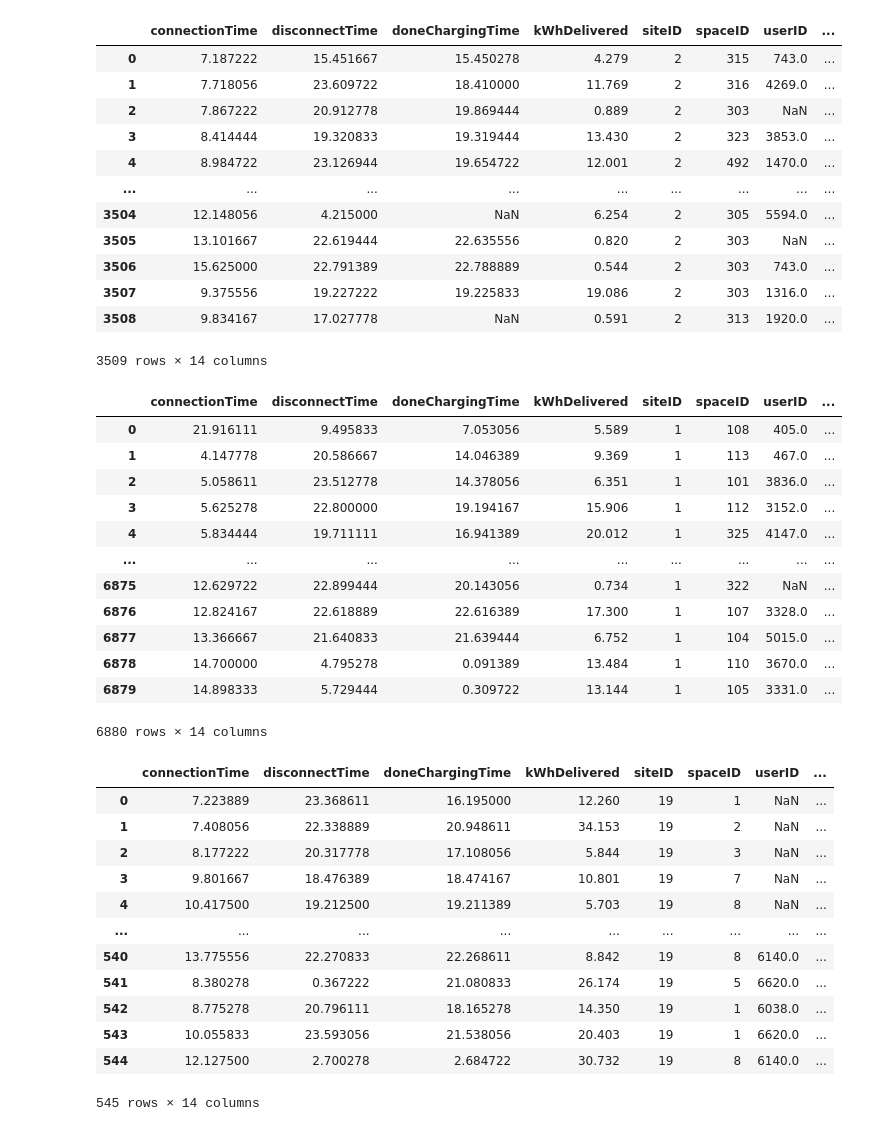
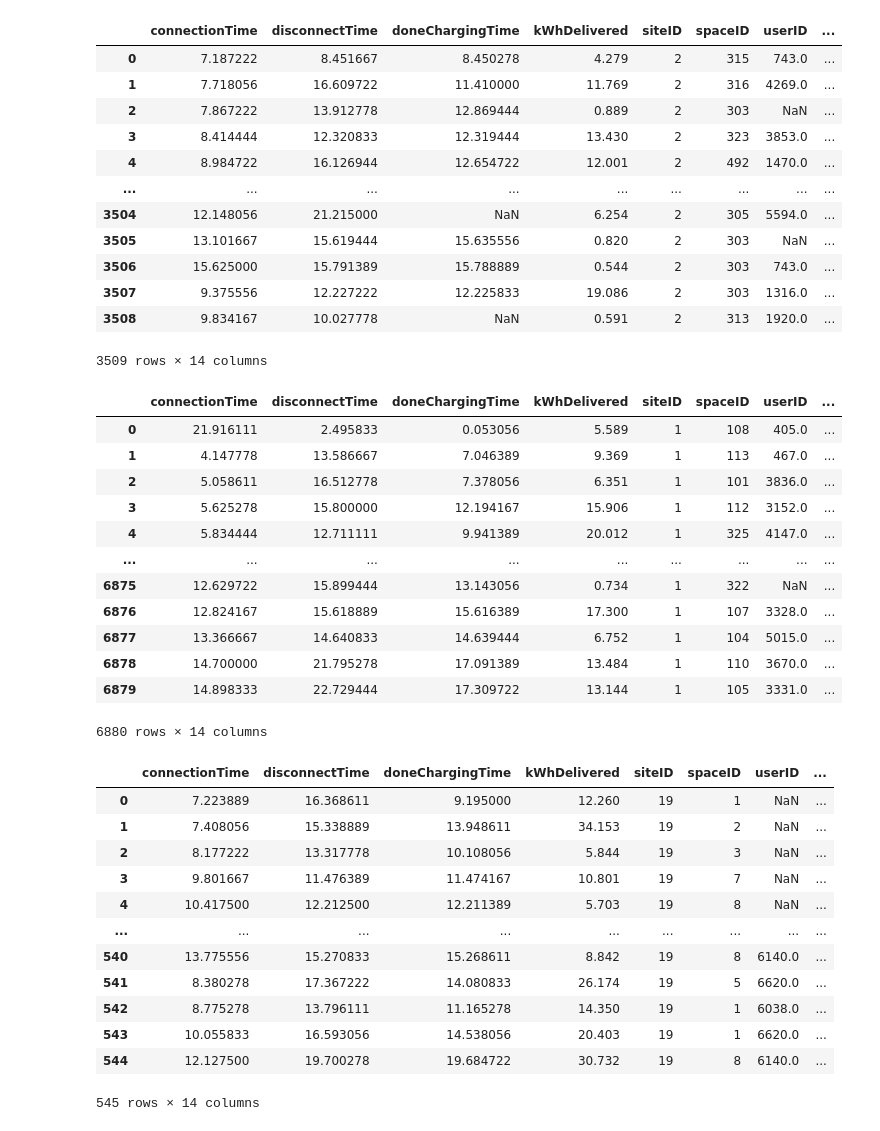
Before and after one commit to ThijsD-02/Machine-Learning-AI-Assignment-ME44312, a Jupyter notebook: regression and neural network notebook.ipynb, the cells around one changed output. Drawn from its saved outputs; the diff is of its cells as text; code cells hidden in the pictures.

```diff
--- a/regression and neural network notebook.ipynb
+++ b/regression and neural network notebook.ipynb
@@ -12,7 +12,7 @@ gmt_tz = pytz.timezone("GMT")  # UTC/GMT
 pacific_tz = pytz.timezone("America/Los_Angeles")  # PST/PDT
 
 # Convert relevant datetime columns
-time_columns = ["connectionTime", "userInputs/0/modifiedAt", "userInputs/0/requestedDeparture"]  # Adjust based on your dataset
+time_columns = ["connectionTime", "disconnectTime", "doneChargingTime", "userInputs/0/modifiedAt", "userInputs/0/requestedDeparture"]  # Adjust based on your dataset
 
 for col in time_columns:
     df[col] = pd.to_datetime(df[col], errors="coerce")  # Convert to datetime
@@ -44,17 +44,17 @@ display(df)
 df.to_csv('caltech_clean.csv')
 # %% [output]
 |  | connectionTime | disconnectTime | doneChargingTime | kWhDelivered | siteID | spaceID | userID | ... |
-| 0 | 7.187222 | 15.451667 | 15.450278 | 4.279 | 2 | 315 | 743.0 | ... |
-| 1 | 7.718056 | 23.609722 | 18.410000 | 11.769 | 2 | 316 | 4269.0 | ... |
-| 2 | 7.867222 | 20.912778 | 19.869444 | 0.889 | 2 | 303 | NaN | ... |
-| 3 | 8.414444 | 19.320833 | 19.319444 | 13.430 | 2 | 323 | 3853.0 | ... |
-| 4 | 8.984722 | 23.126944 | 19.654722 | 12.001 | 2 | 492 | 1470.0 | ... |
+| 0 | 7.187222 | 8.451667 | 8.450278 | 4.279 | 2 | 315 | 743.0 | ... |
+| 1 | 7.718056 | 16.609722 | 11.410000 | 11.769 | 2 | 316 | 4269.0 | ... |
+| 2 | 7.867222 | 13.912778 | 12.869444 | 0.889 | 2 | 303 | NaN | ... |
+| 3 | 8.414444 | 12.320833 | 12.319444 | 13.430 | 2 | 323 | 3853.0 | ... |
+| 4 | 8.984722 | 16.126944 | 12.654722 | 12.001 | 2 | 492 | 1470.0 | ... |
 | ... | ... | ... | ... | ... | ... | ... | ... | ... |
-| 3504 | 12.148056 | 4.215000 | NaN | 6.254 | 2 | 305 | 5594.0 | ... |
-| 3505 | 13.101667 | 22.619444 | 22.635556 | 0.820 | 2 | 303 | NaN | ... |
-| 3506 | 15.625000 | 22.791389 | 22.788889 | 0.544 | 2 | 303 | 743.0 | ... |
-| 3507 | 9.375556 | 19.227222 | 19.225833 | 19.086 | 2 | 303 | 1316.0 | ... |
-| 3508 | 9.834167 | 17.027778 | NaN | 0.591 | 2 | 313 | 1920.0 | ... |
+| 3504 | 12.148056 | 21.215000 | NaN | 6.254 | 2 | 305 | 5594.0 | ... |
+| 3505 | 13.101667 | 15.619444 | 15.635556 | 0.820 | 2 | 303 | NaN | ... |
+| 3506 | 15.625000 | 15.791389 | 15.788889 | 0.544 | 2 | 303 | 743.0 | ... |
+| 3507 | 9.375556 | 12.227222 | 12.225833 | 19.086 | 2 | 303 | 1316.0 | ... |
+| 3508 | 9.834167 | 10.027778 | NaN | 0.591 | 2 | 313 | 1920.0 | ... |
 3509 rows × 14 columns
 # %%
 data = pd.read_csv("Data/acndata_sessions 2019_11 till 2020_5 jpl.csv")
@@ -68,50 +68,50 @@ gmt_tz = pytz.timezone("GMT")  # UTC/GMT
 pacific_tz = pytz.timezone("America/Los_Angeles")  # PST/PDT
 
 # Convert relevant datetime columns
-time_columns = ["connectionTime", "userInputs/0/modifiedAt", "userInputs/0/requestedDeparture"]  # Adjust based on your dataset
+time_columns = ["connectionTime", "disconnectTime", "doneChargingTime", "userInputs/0/modifiedAt", "userInputs/0/requestedDeparture"]  # Adjust based on your dataset
 
 for col in time_columns:
     df[col] = pd.to_datetime(df[col], errors="coerce")  # Convert to datetime
     df[col] = df[col].dt.tz_localize(gmt_tz, ambiguous="NaT", nonexistent="NaT")  # Assign GMT
     df[col] = df[col].dt.tz_convert(pacific_tz)  # Convert to PST/PDT
 
 df['connectionTime'] = pd.to_datetime(df['connectionTime'])
 df['connectionTime'] = df['connectionTime'].dt.hour + df['connectionTime'].dt.minute / 60 + df['connectionTime'].dt.second / 3600
 
 df["userInputs/0/modifiedAt"] = pd.to_datetime(df['userInputs/0/modifiedAt'])
 df["userInputs/0/modifiedAt"] = df['userInputs/0/modifiedAt'].dt.hour + df['userInputs/0/modifiedAt'].dt.minute / 60 + df['userInputs/0/modifiedAt'].dt.second / 3600
 
 df['userInputs/0/requestedDeparture'] = pd.to_datetime(df['userInputs/0/requestedDeparture'])
 df['userInputs/0/requestedDeparture'] = df['userInputs/0/requestedDeparture'].dt.hour + df['userInputs/0/requestedDeparture'].dt.minute / 60 + df['userInputs/0/requestedDeparture'].dt.second / 3600
 
 df['disconnectTime'] = pd.to_datetime(df['disconnectTime'])
 df['disconnectTime'] = df['disconnectTime'].dt.hour + df['disconnectTime'].dt.minute / 60 + df['disconnectTime'].dt.second / 3600
 
 df['doneChargingTime'] = pd.to_datetime(df['doneChargingTime'])
 df['doneChargingTime'] = df['doneChargingTime'].dt.hour + df['doneChargingTime'].dt.minute / 60 + df['doneChargingTime'].dt.second / 3600
 
 df['userInputs/0/paymentRequired'] = df['userInputs/0/paymentRequired'].replace({True: 1, False: 0})
 
 df['spaceID'] = df['spaceID'].str.replace('AG-', '')
 df['spaceID'] = df['spaceID'].str.replace('F', '')
 
 df = df.apply(pd.to_numeric, errors='coerce')
 display(df)
 
 df.to_csv('jpl_clean.csv')
 # %% [output]
 |  | connectionTime | disconnectTime | doneChargingTime | kWhDelivered | siteID | spaceID | userID | ... |
-| 0 | 21.916111 | 9.495833 | 7.053056 | 5.589 | 1 | 108 | 405.0 | ... |
-| 1 | 4.147778 | 20.586667 | 14.046389 | 9.369 | 1 | 113 | 467.0 | ... |
-| 2 | 5.058611 | 23.512778 | 14.378056 | 6.351 | 1 | 101 | 3836.0 | ... |
-| 3 | 5.625278 | 22.800000 | 19.194167 | 15.906 | 1 | 112 | 3152.0 | ... |
-| 4 | 5.834444 | 19.711111 | 16.941389 | 20.012 | 1 | 325 | 4147.0 | ... |
+| 0 | 21.916111 | 2.495833 | 0.053056 | 5.589 | 1 | 108 | 405.0 | ... |
+| 1 | 4.147778 | 13.586667 | 7.046389 | 9.369 | 1 | 113 | 467.0 | ... |
+| 2 | 5.058611 | 16.512778 | 7.378056 | 6.351 | 1 | 101 | 3836.0 | ... |
+| 3 | 5.625278 | 15.800000 | 12.194167 | 15.906 | 1 | 112 | 3152.0 | ... |
+| 4 | 5.834444 | 12.711111 | 9.941389 | 20.012 | 1 | 325 | 4147.0 | ... |
 | ... | ... | ... | ... | ... | ... | ... | ... | ... |
-| 6875 | 12.629722 | 22.899444 | 20.143056 | 0.734 | 1 | 322 | NaN | ... |
-| 6876 | 12.824167 | 22.618889 | 22.616389 | 17.300 | 1 | 107 | 3328.0 | ... |
-| 6877 | 13.366667 | 21.640833 | 21.639444 | 6.752 | 1 | 104 | 5015.0 | ... |
-| 6878 | 14.700000 | 4.795278 | 0.091389 | 13.484 | 1 | 110 | 3670.0 | ... |
-| 6879 | 14.898333 | 5.729444 | 0.309722 | 13.144 | 1 | 105 | 3331.0 | ... |
+| 6875 | 12.629722 | 15.899444 | 13.143056 | 0.734 | 1 | 322 | NaN | ... |
+| 6876 | 12.824167 | 15.618889 | 15.616389 | 17.300 | 1 | 107 | 3328.0 | ... |
+| 6877 | 13.366667 | 14.640833 | 14.639444 | 6.752 | 1 | 104 | 5015.0 | ... |
+| 6878 | 14.700000 | 21.795278 | 17.091389 | 13.484 | 1 | 110 | 3670.0 | ... |
+| 6879 | 14.898333 | 22.729444 | 17.309722 | 13.144 | 1 | 105 | 3331.0 | ... |
 6880 rows × 14 columns
 # %%
 data = pd.read_csv("Data/acndata_sessions 2019_11 till 2020_5 office1.csv")
@@ -126,7 +126,7 @@ gmt_tz = pytz.timezone("GMT")  # UTC/GMT
 pacific_tz = pytz.timezone("America/Los_Angeles")  # PST/PDT
 
 # Convert relevant datetime columns
-time_columns = ["connectionTime", "userInputs/0/modifiedAt", "userInputs/0/requestedDeparture"]  # Adjust based on your dataset
+time_columns = ["connectionTime", "disconnectTime", "doneChargingTime", "userInputs/0/modifiedAt", "userInputs/0/requestedDeparture"]  # Adjust based on your dataset
 
 for col in time_columns:
     df[col] = pd.to_datetime(df[col], errors="coerce")  # Convert to datetime
@@ -156,15 +156,15 @@ display(df)
 df.to_csv('office1_clean.csv')
 # %% [output]
 |  | connectionTime | disconnectTime | doneChargingTime | kWhDelivered | siteID | spaceID | userID | ... |
-| 0 | 7.223889 | 23.368611 | 16.195000 | 12.260 | 19 | 1 | NaN | ... |
-| 1 | 7.408056 | 22.338889 | 20.948611 | 34.153 | 19 | 2 | NaN | ... |
-| 2 | 8.177222 | 20.317778 | 17.108056 | 5.844 | 19 | 3 | NaN | ... |
-| 3 | 9.801667 | 18.476389 | 18.474167 | 10.801 | 19 | 7 | NaN | ... |
-| 4 | 10.417500 | 19.212500 | 19.211389 | 5.703 | 19 | 8 | NaN | ... |
+| 0 | 7.223889 | 16.368611 | 9.195000 | 12.260 | 19 | 1 | NaN | ... |
+| 1 | 7.408056 | 15.338889 | 13.948611 | 34.153 | 19 | 2 | NaN | ... |
+| 2 | 8.177222 | 13.317778 | 10.108056 | 5.844 | 19 | 3 | NaN | ... |
+| 3 | 9.801667 | 11.476389 | 11.474167 | 10.801 | 19 | 7 | NaN | ... |
+| 4 | 10.417500 | 12.212500 | 12.211389 | 5.703 | 19 | 8 | NaN | ... |
 | ... | ... | ... | ... | ... | ... | ... | ... | ... |
-| 540 | 13.775556 | 22.270833 | 22.268611 | 8.842 | 19 | 8 | 6140.0 | ... |
-| 541 | 8.380278 | 0.367222 | 21.080833 | 26.174 | 19 | 5 | 6620.0 | ... |
-| 542 | 8.775278 | 20.796111 | 18.165278 | 14.350 | 19 | 1 | 6038.0 | ... |
-| 543 | 10.055833 | 23.593056 | 21.538056 | 20.403 | 19 | 1 | 6620.0 | ... |
-| 544 | 12.127500 | 2.700278 | 2.684722 | 30.732 | 19 | 8 | 6140.0 | ... |
+| 540 | 13.775556 | 15.270833 | 15.268611 | 8.842 | 19 | 8 | 6140.0 | ... |
+| 541 | 8.380278 | 17.367222 | 14.080833 | 26.174 | 19 | 5 | 6620.0 | ... |
+| 542 | 8.775278 | 13.796111 | 11.165278 | 14.350 | 19 | 1 | 6038.0 | ... |
+| 543 | 10.055833 | 16.593056 | 14.538056 | 20.403 | 19 | 1 | 6620.0 | ... |
+| 544 | 12.127500 | 19.700278 | 19.684722 | 30.732 | 19 | 8 | 6140.0 | ... |
 545 rows × 14 columns
```
Also changed, not shown: 3 other files.
